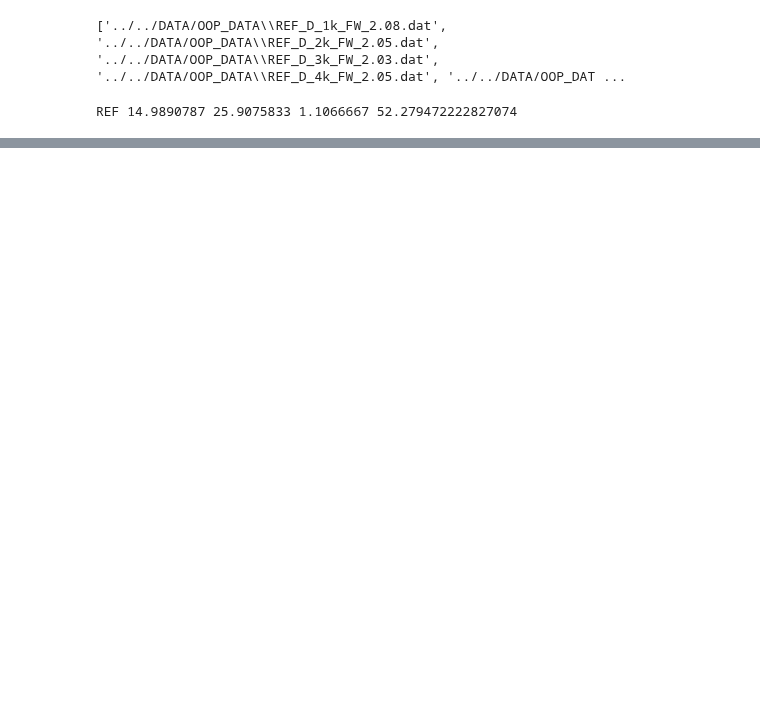
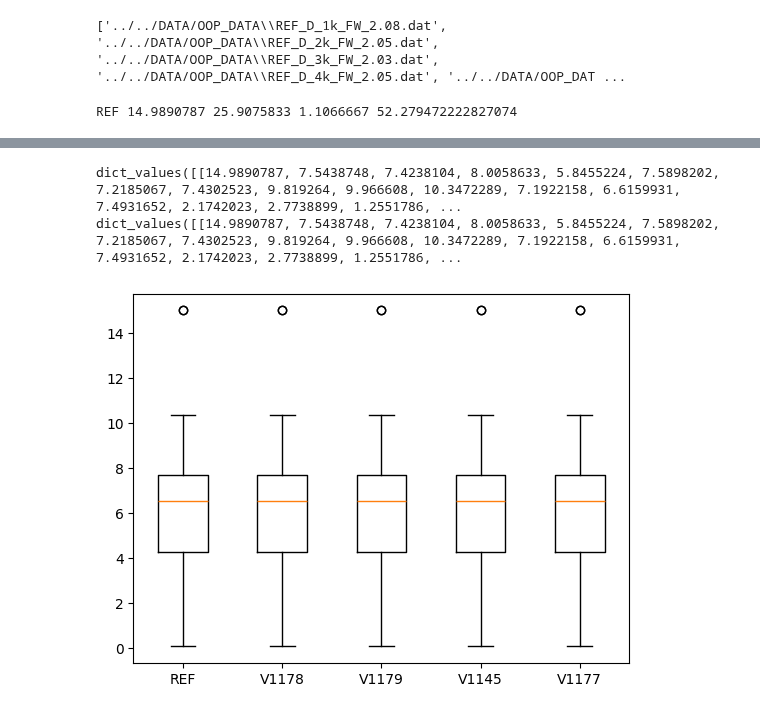
Before and after one commit to ISeeBugsEverywhere/DataScienceNotebooks, a Jupyter notebook: Studentai/Lukas/08-26Paskaita.ipynb, the cells around one changed output, grey strips where cells are left out. Drawn from its saved outputs; the diff is of its cells as text; code cells hidden in the pictures; blank space fills up the shorter version.

```diff
--- a/Studentai/Lukas/08-26Paskaita.ipynb
+++ b/Studentai/Lukas/08-26Paskaita.ipynb
@@ -101,0 +99,16 @@ Reloading 'manofunkcijos'.
+# %%
+print(pce_dict.values())
+pce_list = pce_dict[]
+print(pce_list)
+# %% [output]
+dict_values([[14.9890787, 7.5438748, 7.4238104, 8.0058633, 5.8455224, 7.5898202, 7.2185067, 7.4302523, 9.819264, 9.966608, 10.3472289, 7.1922158, 6.6159931, 7.4931652, 2.1742023, 2.7738899, 1.2551786, ...
+dict_values([[14.9890787, 7.5438748, 7.4238104, 8.0058633, 5.8455224, 7.5898202, 7.2185067, 7.4302523, 9.819264, 9.966608, 10.3472289, 7.1922158, 6.6159931, 7.4931652, 2.1742023, 2.7738899, 1.2551786, ...
+# %%
+fig, axis = plt.subplots()
+
+axis.boxplot(pce_list)
+axis.set_xticklabels(medziagos)
+
+plt.show()
+# %% [output]
+[figure, added]
```
Also changed, not shown: parts of 5 cells of this notebook, 1 other file.
